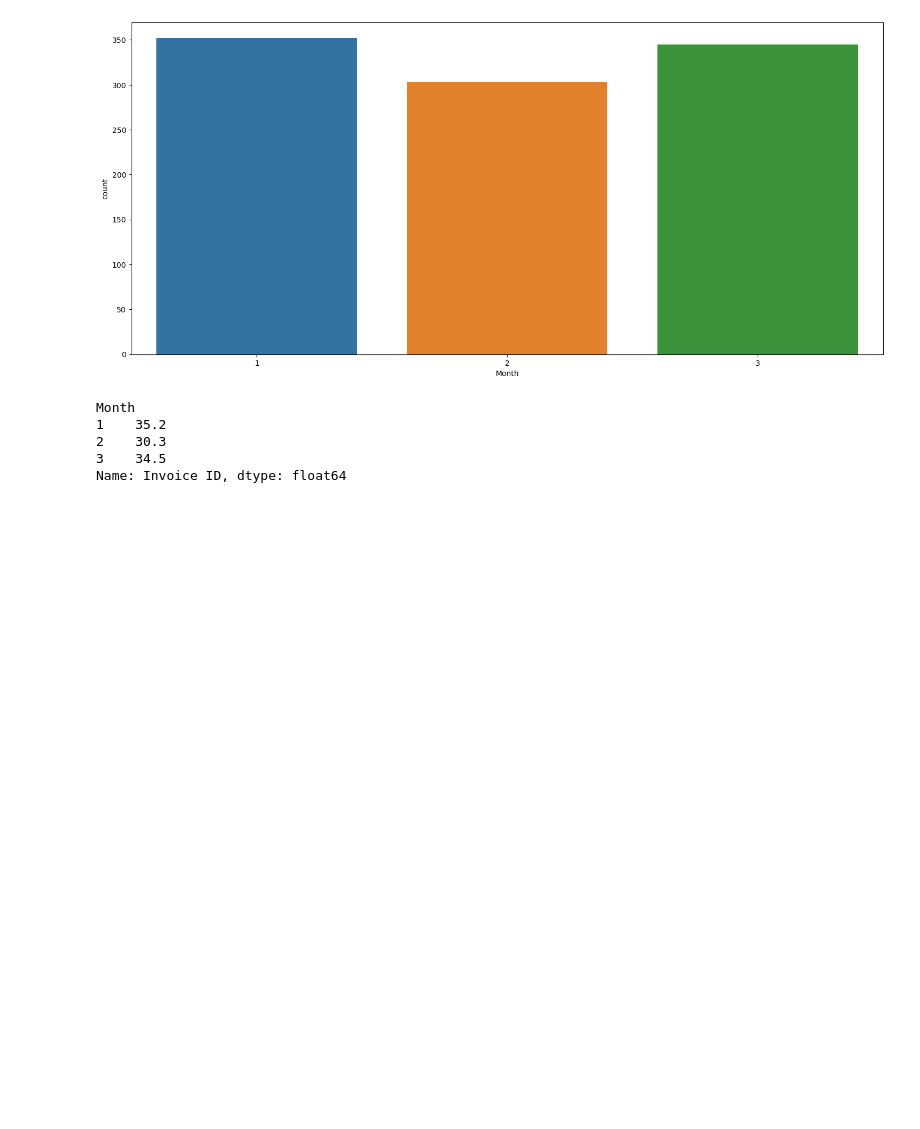
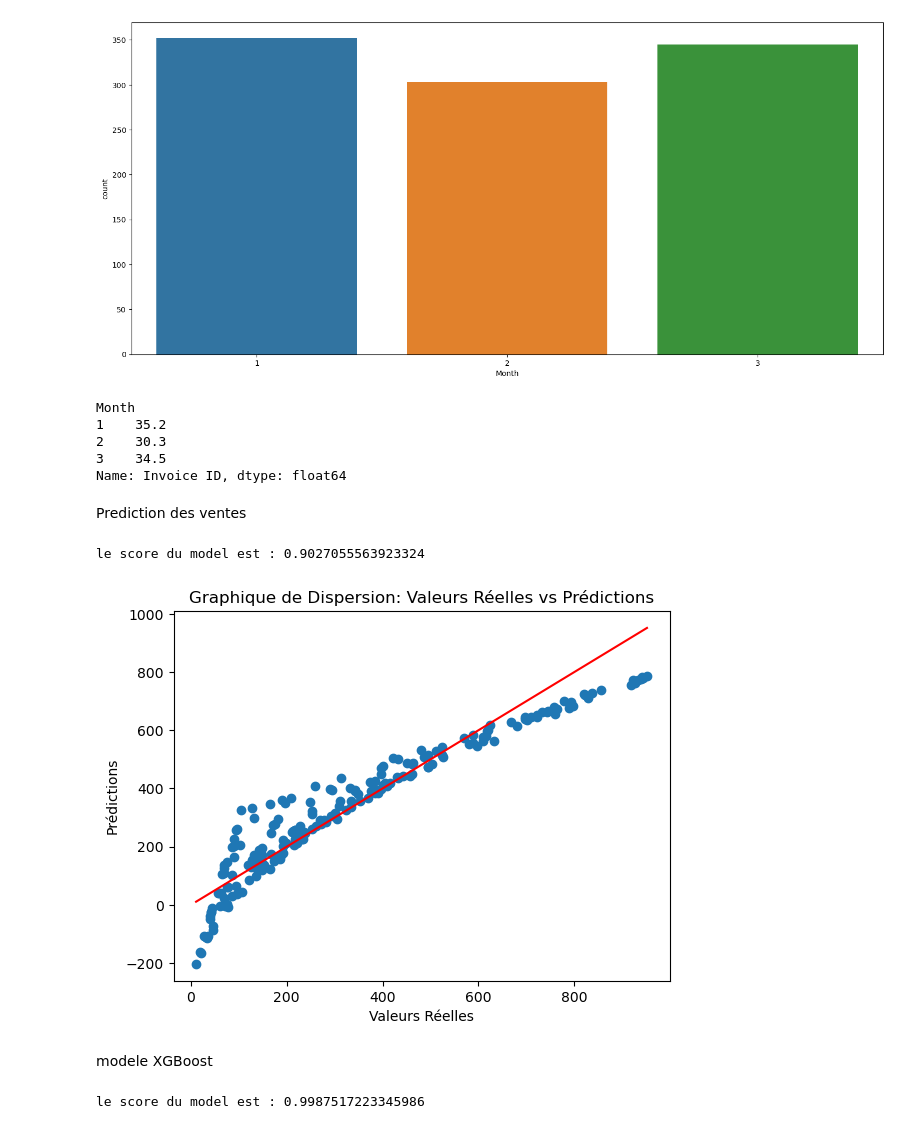
Before and after one commit to Abdourahmane2/Analyse-et-Prediction-des-Ventes-pour-un-Supermarche, a Jupyter notebook: Analyse_Ventes_Supermarche.ipynb, the cells around one changed output. Drawn from its saved outputs; the diff is of its cells as text; code cells hidden in the pictures; blank space fills up the shorter version.

Commit message:
modele

```diff
--- a/Analyse_Ventes_Supermarche.ipynb
+++ b/Analyse_Ventes_Supermarche.ipynb
@@ -211,6 +211,8 @@ Name: count, dtype: float64
 #extraire lheure avec time et pm ou amm
 data['Time'] = pd.to_datetime(data['Time'], format='%I:%M:%S %p')
 data["Hour"] = data["Time"].dt.hour #extraire l'heure
+data["minute"] = data["Time"].dt.minute #extraire les minutes
+data["second"] = data["Time"].dt.second #extraire les second
 
 plt.figure(figsize=(18, 8))
 sns.countplot(x="Hour", data=data) #l'heure du rush est a 19heure
@@ -238,6 +240,10 @@ Name: Invoice ID, dtype: float64
 #mois de l'annee ou il y a le plus de vente
 data['Date'] = pd.to_datetime(data['Date'])
 data["Month"] = data["Date"].dt.month
+data["Day"] = data["Date"].dt.day
+data["Year"] = data["Date"].dt.year
+
+
 
 plt.figure(figsize=(18, 8))
 sns.countplot(x="Month", data=data) #le mois de l'annee ou il y a le plus de vente est en janvier
@@ -252,3 +258,5 @@ Month
 2    30.3
 3    34.5
 Name: Invoice ID, dtype: float64
+# %% [markdown]
+Prediction des ventes
@@ -254,0 +269,49 @@ Name: Invoice ID, dtype: float64
+# %%
+#encoder les variables categoriques
+
+encoder = LabelEncoder()
+data["Product line"] = encoder.fit_transform(data["Product line"])
+data["Branch"] = encoder.fit_transform(data["Branch"])
+data["City"] = encoder.fit_transform(data["City"])
+data["Customer type"] = encoder.fit_transform(data["Customer type"])
+data["Payment"] = encoder.fit_transform(data["Payment"])
+data["Gender"] = encoder.fit_transform(data["Gender"])
+# %%
+#normaliser les donnees numeriques
+from sklearn.preprocessing import StandardScaler
+scaler = StandardScaler()
+data[["Unit price" , "Quantity" , "Tax 5%" , "Rating" , "gross income"]] = scaler.fit_transform(data[["Unit price" , "Quantity" , "Tax 5%" , "Rating" , "gross income"]])
+
+x = data[["Product line", "Branch", "City", "Customer type", "Payment", "Gender", "Unit price", "Quantity", "Hour", "Rating"]]
+y = data["Sales"]
+
+x_train , x_test , y_train , y_test = train_test_split(x , y , test_size = 0.2 , random_state = 42) #split les donnees en train et test , 80% pour le train et 20%
+
+#model de regression lineaire
+model = linear_model.LinearRegression()
+model.fit(x_train , y_train)
+y_pred = model.predict(x_test)
+print(f"le score du model est : {model.score(x_test , y_test)}")
+# %% [output]
+le score du model est : 0.9027055563923324
+# %%
+import matplotlib.pyplot as plt
+plt.scatter(y_test, y_pred)
+plt.plot([min(y_test), max(y_test)], [min(y_test), max(y_test)], color='red')  # Ligne de référence
+plt.xlabel('Valeurs Réelles')
+plt.ylabel('Prédictions')
+plt.title('Graphique de Dispersion: Valeurs Réelles vs Prédictions')
+plt.show()
+# %% [output]
+[figure, added]
+# %% [markdown]
+modele XGBoost
+# %%
+#model xgboost
+import xgboost as xgb # type: ignore
+model = xgb.XGBRegressor()
+model.fit(x_train , y_train)
+y_pred = model.predict(x_test)
+print(f"le score du model est : {model.score(x_test , y_test)}")
+# %% [output]
+le score du model est : 0.9987517223345986
```
Also changed, not shown: parts of 3 cells of this notebook, 2 other files.
